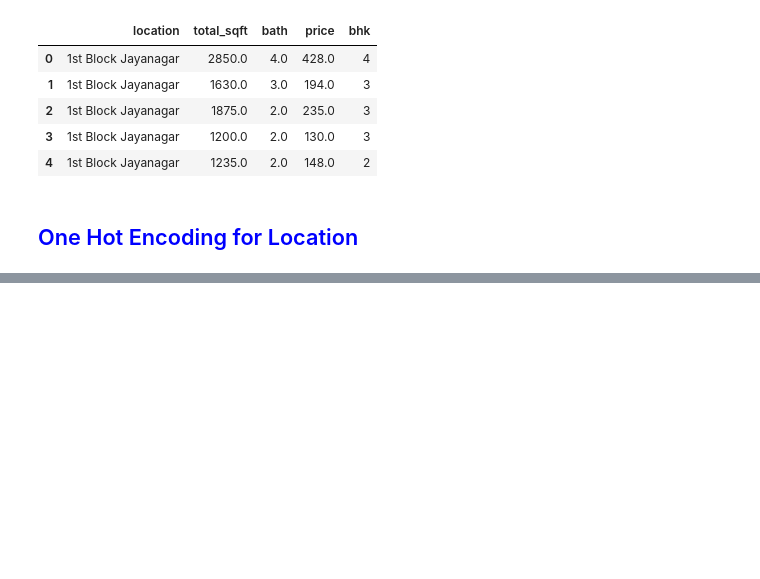
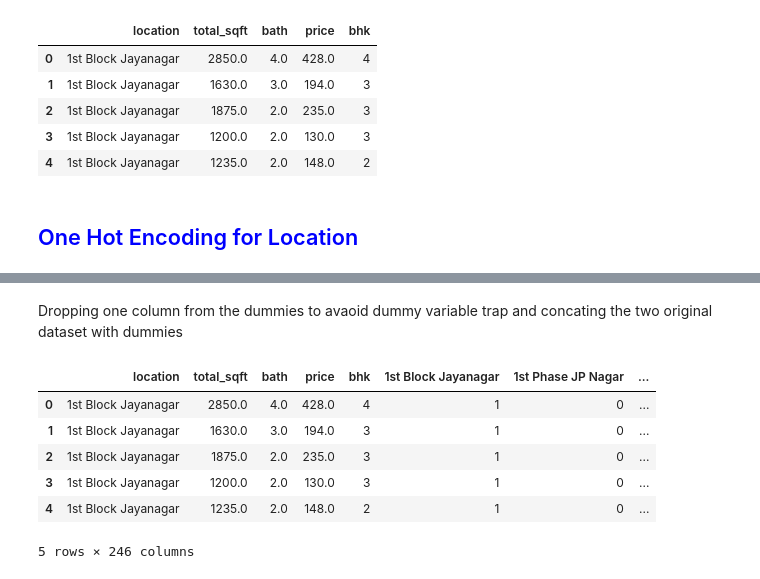
Before and after one commit to GokulPrakashK98/HousePredictionModel, a Jupyter notebook: Project.ipynb, the cells around one changed output, grey strips where cells are left out. Drawn from its saved outputs; the diff is of its cells as text; code cells hidden in the pictures; blank space fills up the shorter version.

```diff
--- a/Project.ipynb
+++ b/Project.ipynb
@@ -476,0 +479,3 @@ df_house_price_10.head()
+# %%
+dummies = pd.get_dummies(df_house_price_10.location, dtype=int)
+dummies.head(3)
@@ -476,0 +488,13 @@ df_house_price_10.head()
+# %% [markdown]
+Dropping one column from the dummies to avaoid dummy variable trap and concating the two original dataset with dummies
+# %%
+df_house_price_11 = pd.concat([df_house_price_10, dummies.drop('other', axis='columns')], axis='columns')
+df_house_price_11.head()
+# %% [output]
+|  | location | total_sqft | bath | price | bhk | 1st Block Jayanagar | 1st Phase JP Nagar | ... |
+| 0 | 1st Block Jayanagar | 2850.0 | 4.0 | 428.0 | 4 | 1 | 0 | ... |
+| 1 | 1st Block Jayanagar | 1630.0 | 3.0 | 194.0 | 3 | 1 | 0 | ... |
+| 2 | 1st Block Jayanagar | 1875.0 | 2.0 | 235.0 | 3 | 1 | 0 | ... |
+| 3 | 1st Block Jayanagar | 1200.0 | 2.0 | 130.0 | 3 | 1 | 0 | ... |
+| 4 | 1st Block Jayanagar | 1235.0 | 2.0 | 148.0 | 2 | 1 | 0 | ... |
+5 rows × 246 columns
```
Also changed, not shown: parts of 24 cells of this notebook, 2 other files.
